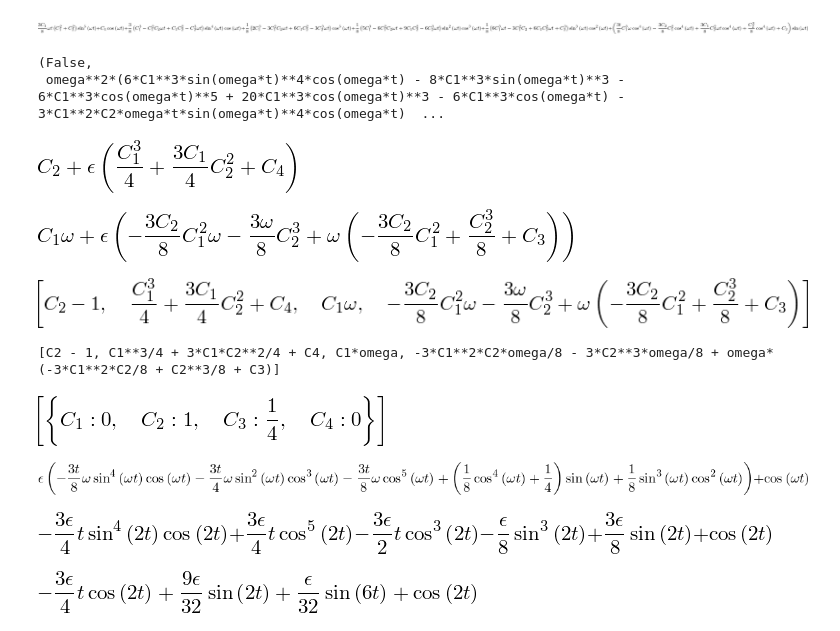
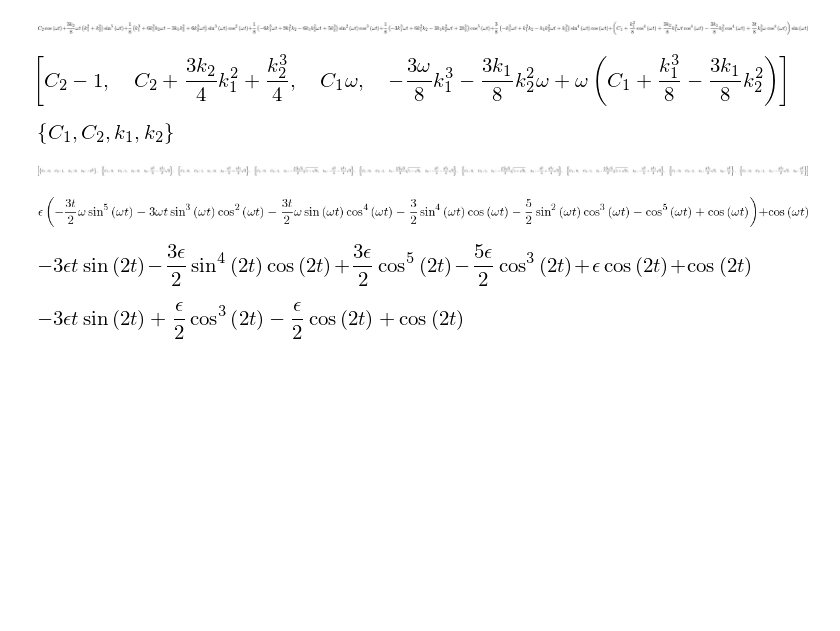
Before and after one commit to nicoguaro/notebooks_examples, a Jupyter notebook: Perturbation methods.ipynb, the cells around one changed output. Saved outputs shown, nothing was run; the diff lists cells and outputs as text; code cells hidden in the pictures; blank space fills up the shorter version.

Commit message:
Perturbation analysis: checking dsolve

```diff
--- a/Perturbation methods.ipynb
+++ b/Perturbation methods.ipynb
@@ -67,5 +67,7 @@ sol0
+# %%
+C1, C2, k1, k2 = symbols('C1 C2 k1 k2')
 # %%
-eq_aux = expand(coefs[-2].subs(u0(t), sol0))
+eq_aux = expand(coefs[-2].subs(u0(t), sol0)).subs([(C1, k1), (C2, k2)])
 eq_aux.doit()
 # %% [output]
 [figure]
@@ -85,21 +76,8 @@ sol1 = dsolve(eq_aux, u1(t)).rhs
 sol1
 # %% [output]
 [figure]
-# %%
-checkodesol(eq_aux, dsolve(eq_aux, u1(t)))
-# %% [output]
-(False,
- omega**2*(6*C1**3*sin(omega*t)**4*cos(omega*t) - 8*C1**3*sin(omega*t)**3 - 6*C1**3*cos(omega*t)**5 + 20*C1**3*cos(omega*t)**3 - 6*C1**3*cos(omega*t) - 3*C1**2*C2*omega*t*sin(omega*t)**4*cos(omega*t)  ...
 # %%
 u_app = sol0 + eps*sol1
-# %%
-u_app.subs(t, 0)
-# %% [output]
-[figure, removed]
-# %%
-diff(u_app, t).subs(t, 0)
-# %% [output]
-[figure, removed]
 # %%
 aux_eqs = [
         sol0.subs(t, 0)-1,
@@ -108,32 +86,32 @@ aux_eqs = [
         diff(sol1, t).subs(t, 0)]
 aux_eqs
 # %% [output]
-[figure, old version]
+[figure, new version]
-# %%
-print aux_eqs
-# %% [output]
-[C2 - 1, C1**3/4 + 3*C1*C2**2/4 + C4, C1*omega, -3*C1**2*C2*omega/8 - 3*C2**3*omega/8 + omega*(-3*C1**2*C2/8 + C2**3/8 + C3)]
 # %%
 coef = u_app.free_symbols - eq.free_symbols
+# %%
+coef
+# %% [output]
+[figure, added]
 # %%
 subs_sol = solve(aux_eqs, coef)
 subs_sol
 # %% [output]
-[figure, old version]
+[figure, new version]
 # %%
 u_app2 = u_app.subs(subs_sol[0])
 u_app2
 # %% [output]
-[figure, old version]
+[figure, new version]
 # %%
 final_sol = trigsimp(u_app2).subs(omega, 2).expand()
 final_sol
 # %% [output]
-[figure, old version]
+[figure, new version]
 # %%
-trigsimp(final_sol)
+trigsimp(final_sol).expand()
 # %% [output]
-[figure, old version]
+[figure, new version]
 # %%
 from scipy.integrate import odeint
 def fun(x, t=0, eps=0.1):
```
Also changed, not shown: parts of 6 cells of this notebook, 1 other file.
